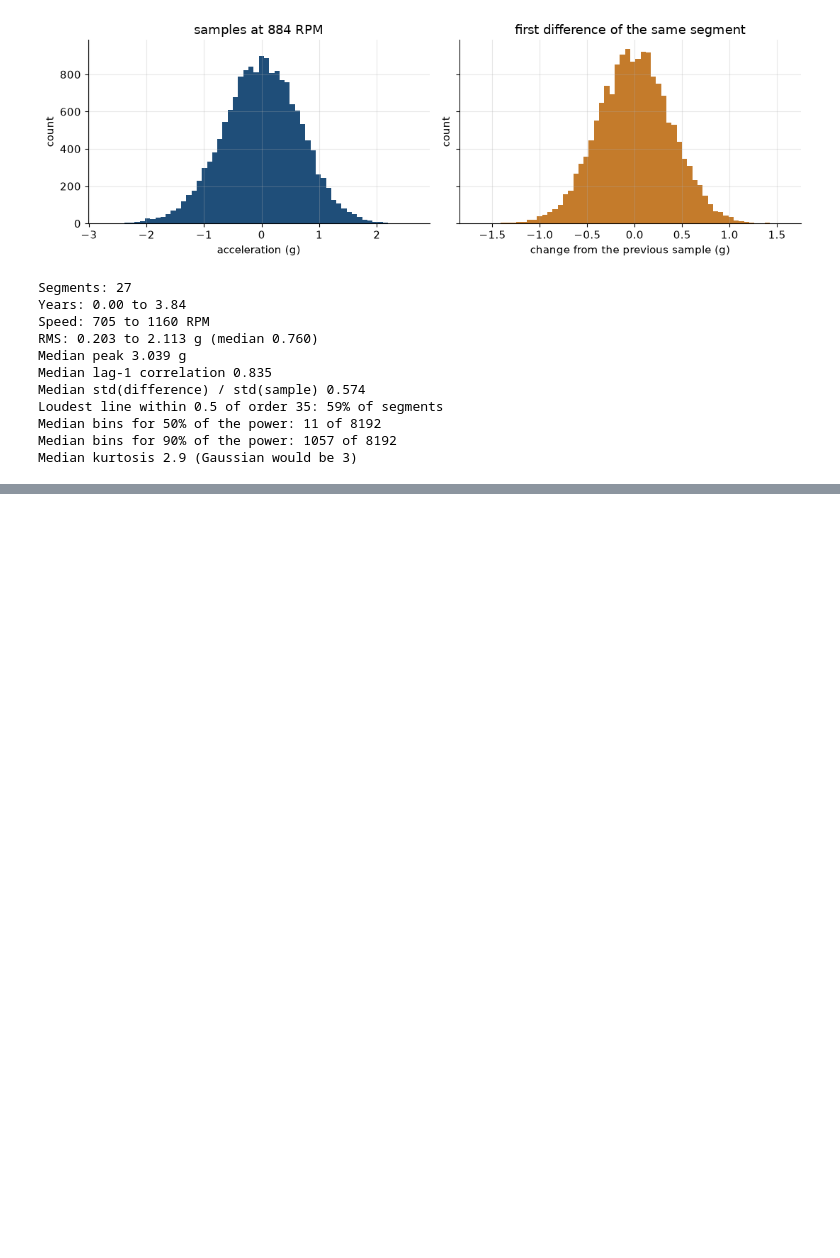
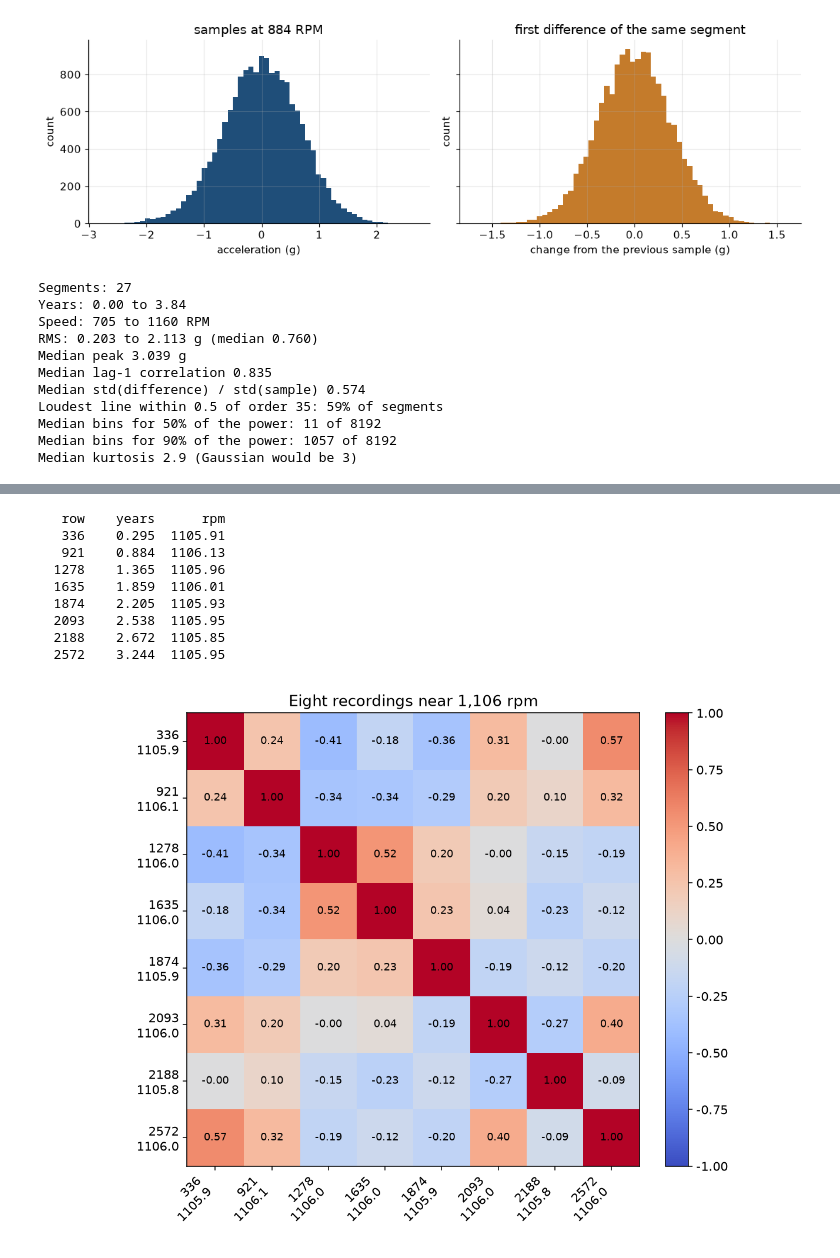
Before and after one commit to wasimahmadpk/ai-vib-codec, a Jupyter notebook: notebooks/turbine_eda.ipynb, the cells around one changed output, grey strips where cells are left out. Drawn from its saved outputs; the diff is of its cells as text; code cells hidden in the pictures; blank space fills up the shorter version.

Commit message:
Add a correlation matrix for recordings at the same shaft speed.

```diff
--- a/notebooks/turbine_eda.ipynb
+++ b/notebooks/turbine_eda.ipynb
@@ -296,0 +301,37 @@ Median kurtosis 2.9 (Gaussian would be 3)
+# %%
+stored = np.load("data/dataset02_f32.npz")
+years_all = stored["years"]
+rpm_all = stored["rpm"]
+signal_all = stored["signal"]
+
+target = 1106.0
+picked = np.sort(np.argsort(np.abs(rpm_all - target))[:8])
+corr = np.corrcoef(signal_all[picked])
+
+print(f"{'row':>6} {'years':>8} {'rpm':>8}")
+for row in picked:
+    print(f"{row:6d} {years_all[row]:8.3f} {rpm_all[row]:8.2f}")
+
+labels = [f"{row}\n{rpm_all[row]:.1f}" for row in picked]
+fig, ax = plt.subplots(figsize=(8.6, 6.8))
+image = ax.imshow(corr, vmin=-1, vmax=1, cmap="coolwarm")
+ax.set_xticks(range(8), labels, rotation=45, ha="right")
+ax.set_yticks(range(8), labels)
+for i in range(8):
+    for j in range(8):
+        ax.text(j, i, f"{corr[i, j]:.2f}", ha="center", va="center", color="black", fontsize=9)
+fig.colorbar(image, ax=ax, fraction=0.046, pad=0.04)
+ax.set_title("Eight recordings near 1,106 rpm")
+fig.tight_layout()
+plt.show()
+# %% [output]
+   row    years      rpm
+   336    0.295  1105.91
+   921    0.884  1106.13
+  1278    1.365  1105.96
+  1635    1.859  1106.01
+  1874    2.205  1105.93
+  2093    2.538  1105.95
+  2188    2.672  1105.85
+  2572    3.244  1105.95
+[figure, added]
```
Also changed, not shown: parts of 1 cell of this notebook.
